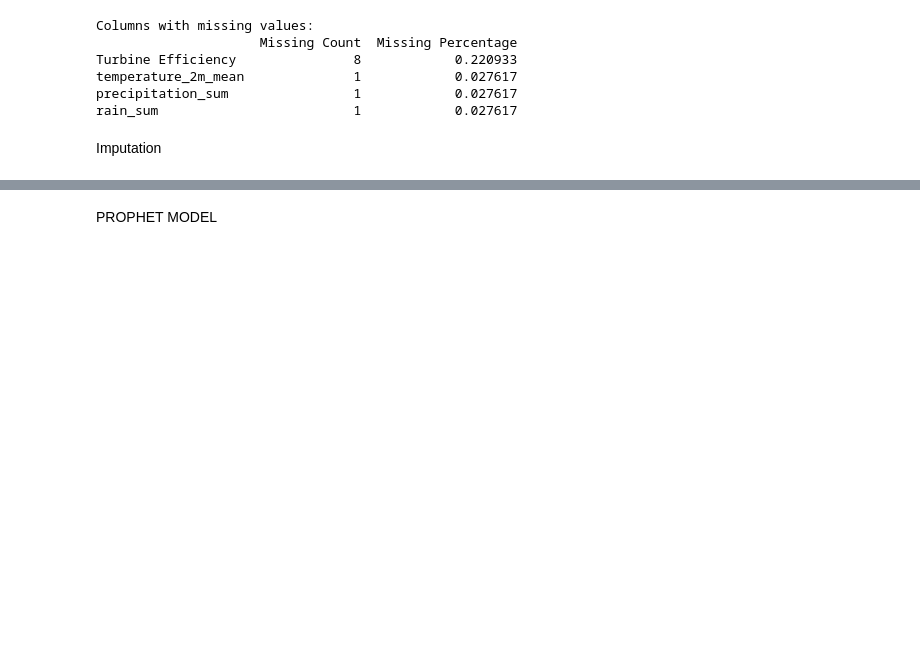
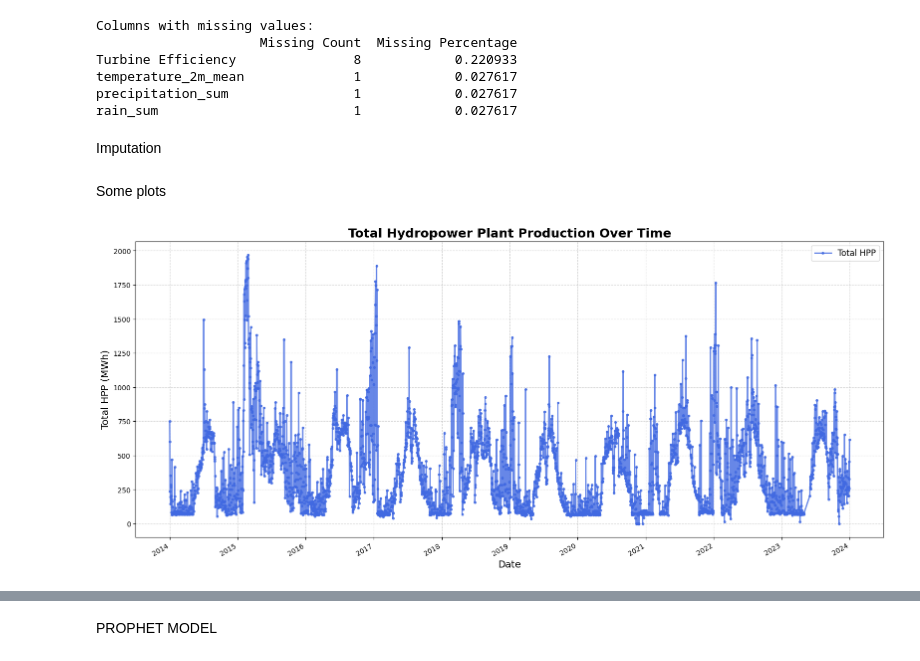
Before and after one commit to afroditifragiadaki/hydro-modelling-Asomata, a Jupyter notebook: models/data_analysis_Prophet.ipynb, the cells around one changed output, grey strips where cells are left out. Drawn from its saved outputs; the diff is of its cells as text; code cells hidden in the pictures; blank space fills up the shorter version.

```diff
--- a/models/data_analysis_Prophet.ipynb
+++ b/models/data_analysis_Prophet.ipynb
@@ -249,3 +249,22 @@ weather_columns = ['temperature_2m_mean', 'precipitation_sum', 'rain_sum']
 # Apply forward fill to weather columns
 merged_df[weather_columns] = merged_df[weather_columns].fillna(method='ffill')
 merged_df['Turbine Efficiency'] = merged_df['Turbine Efficiency'].fillna(method='ffill')
+# %% [markdown]
+Some plots
+# %%
+# Plot Total HPP vs Date
+plt.figure(figsize=(16, 7))
+plt.plot(
+    merged_df["Date"], merged_df["Total HPP"],
+    marker='o', linestyle='-', color='royalblue', linewidth=2, markersize=3, alpha=0.8, label='Total HPP'
+)
+plt.title("Total Hydropower Plant Production Over Time", fontsize=18, fontweight='bold')
+plt.xlabel("Date", fontsize=14)
+plt.ylabel("Total HPP (MWh)", fontsize=14)
+plt.grid(True, linestyle='--', alpha=0.5)
+plt.legend(fontsize=12)
+plt.tight_layout()
+plt.xticks(rotation=30, ha='right')
+plt.show()
+# %% [output]
+[figure, added]
```
Also changed, not shown: parts of 25 cells of this notebook.
